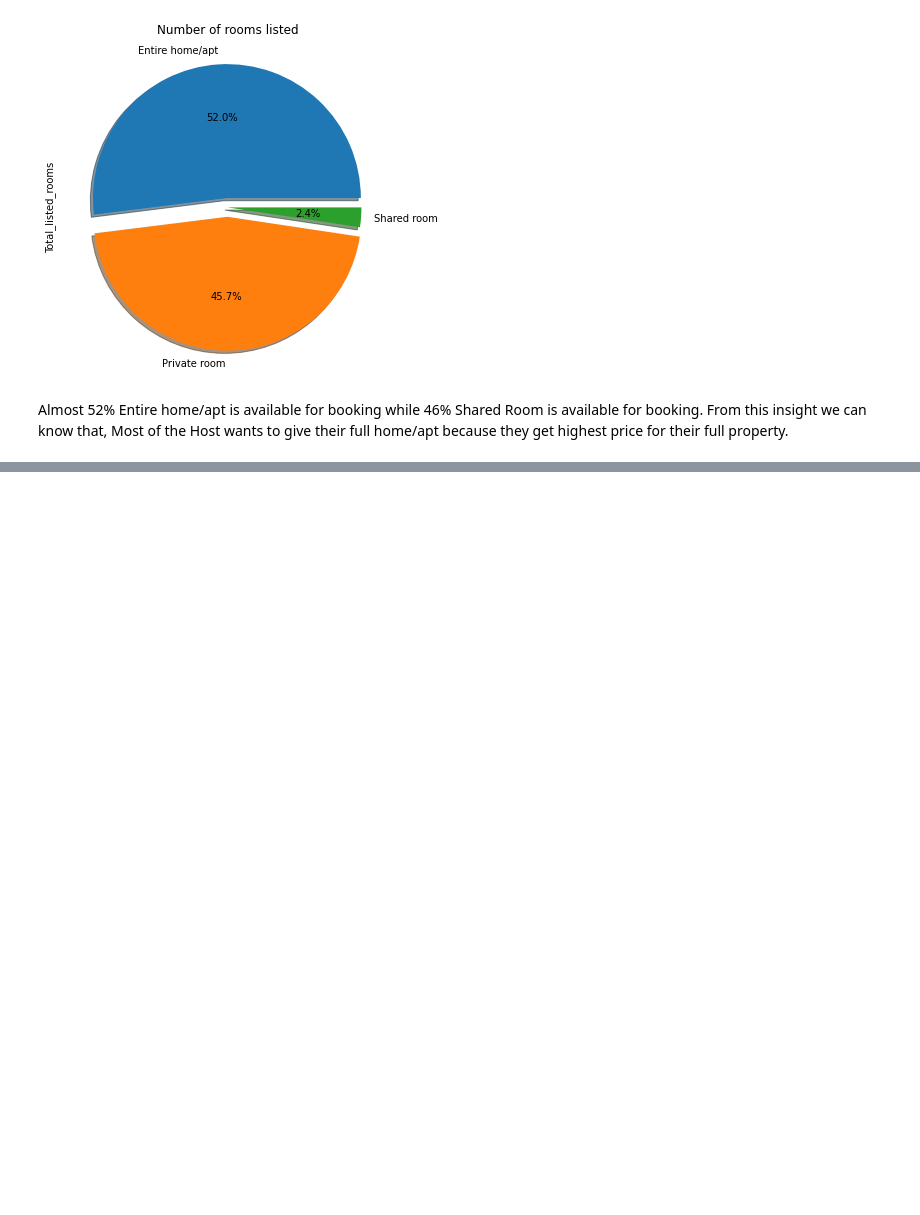
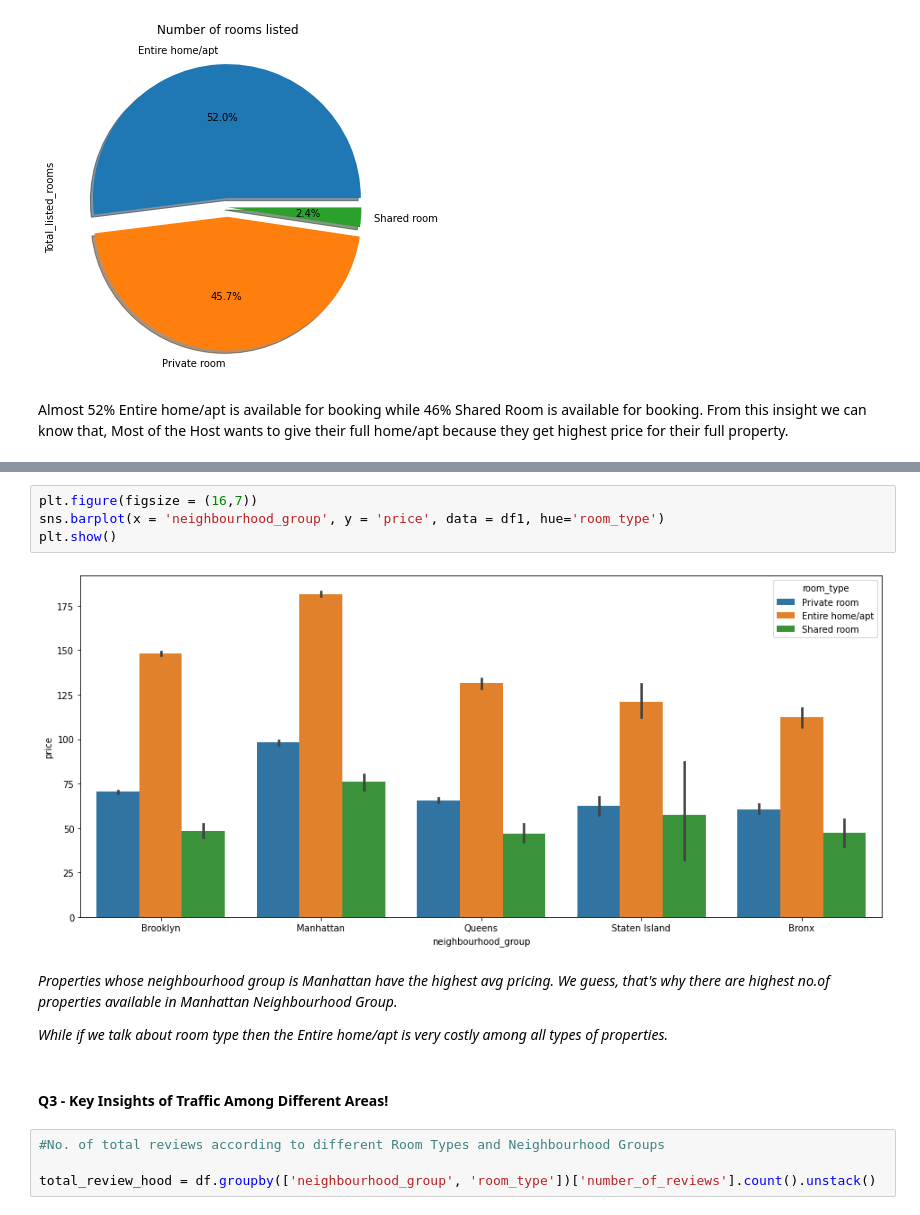
Before and after one commit to ShivanshSingh000/Airbnb-Data-Analysis, a Jupyter notebook: My_Individual_Airbnb_Bookings_Analysis_Project.ipynb, the cells around one changed output, grey strips where cells are left out. Drawn from its saved outputs; the diff is of its cells as text; blank space fills up the shorter version.

```diff
--- a/My_Individual_Airbnb_Bookings_Analysis_Project.ipynb
+++ b/My_Individual_Airbnb_Bookings_Analysis_Project.ipynb
@@ -399,0 +463,16 @@ Almost 52% Entire home/apt is available for booking while 46% Shared Room is ava
+# %%
+plt.figure(figsize = (16,7))
+sns.barplot(x = 'neighbourhood_group', y = 'price', data = df1, hue='room_type')
+plt.show()
+# %% [output]
+[figure, added]
+# %% [markdown]
+*Properties whose neighbourhood group is Manhattan have the highest avg pricing. We guess, that's why there are highest no.of properties available in Manhattan Neighbourhood Group.*
+
+*While if we talk about room type then the Entire home/apt is very costly among all types of properties.*
+# %% [markdown]
+#### Q3 - Key Insights of Traffic Among Different Areas!
+# %%
+#No. of total reviews according to different Room Types and Neighbourhood Groups
+
+total_review_hood = df.groupby(['neighbourhood_group', 'room_type'])['number_of_reviews'].count().unstack()
```
Also changed, not shown: parts of 11 cells of this notebook.
